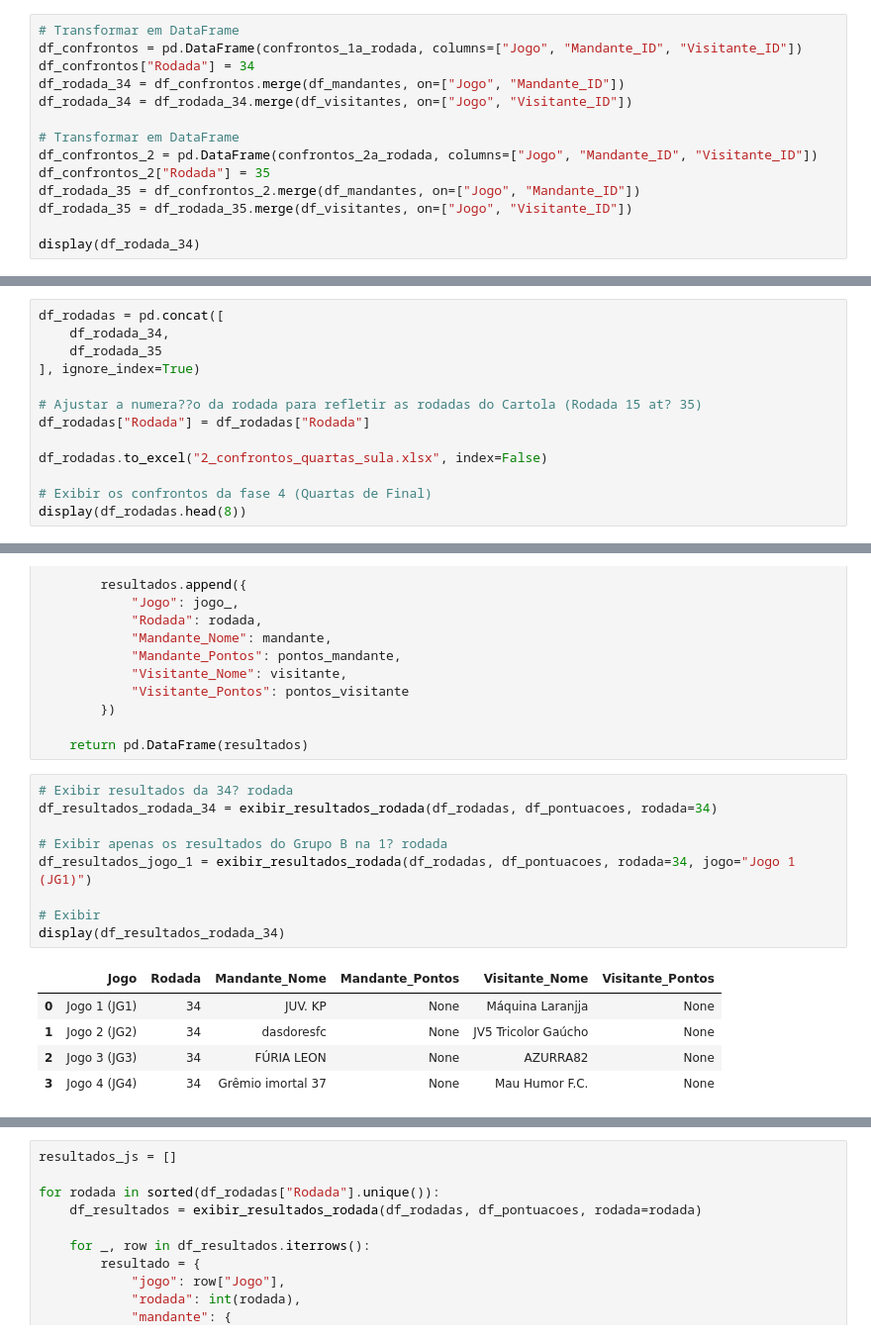
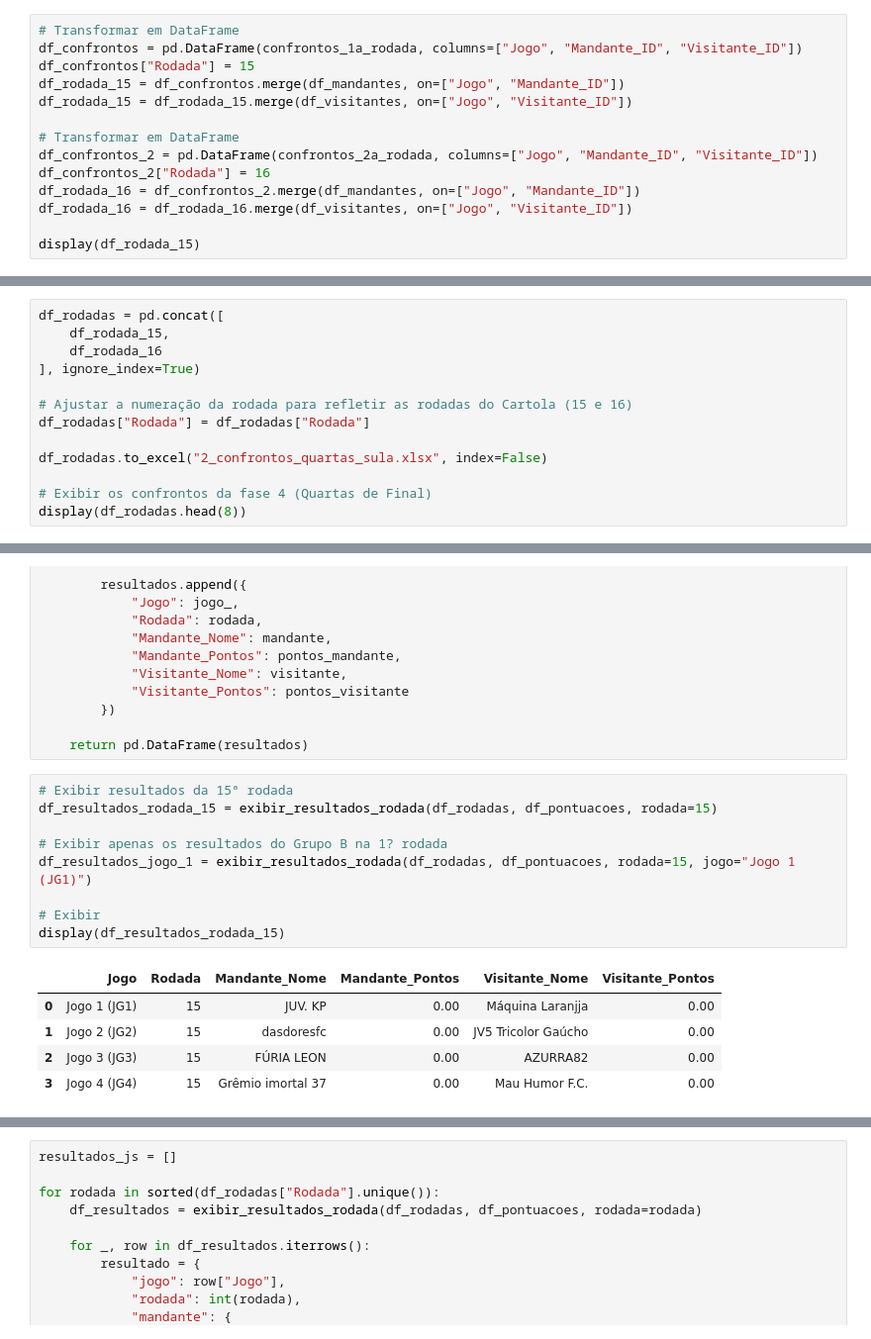
Before and after one commit to FernandoBC23/cartola_2026, a Jupyter notebook: sulamericana/datasets_sula/2_busca_dados_sula_quartas.ipynb, the cells around one changed output, grey strips where cells are left out. Shown at 99% size. Cells and saved outputs as stored; diff of their text form.

```diff
--- a/sulamericana/datasets_sula/2_busca_dados_sula_quartas.ipynb
+++ b/sulamericana/datasets_sula/2_busca_dados_sula_quartas.ipynb
@@ -184,16 +184,16 @@ display(df_confrontos)
 # %%
 # Transformar em DataFrame
 df_confrontos = pd.DataFrame(confrontos_1a_rodada, columns=["Jogo", "Mandante_ID", "Visitante_ID"])
-df_confrontos["Rodada"] = 34
-df_rodada_34 = df_confrontos.merge(df_mandantes, on=["Jogo", "Mandante_ID"])
-df_rodada_34 = df_rodada_34.merge(df_visitantes, on=["Jogo", "Visitante_ID"])
+df_confrontos["Rodada"] = 15
+df_rodada_15 = df_confrontos.merge(df_mandantes, on=["Jogo", "Mandante_ID"])
+df_rodada_15 = df_rodada_15.merge(df_visitantes, on=["Jogo", "Visitante_ID"])
 
 # Transformar em DataFrame
 df_confrontos_2 = pd.DataFrame(confrontos_2a_rodada, columns=["Jogo", "Mandante_ID", "Visitante_ID"])
-df_confrontos_2["Rodada"] = 35
-df_rodada_35 = df_confrontos_2.merge(df_mandantes, on=["Jogo", "Mandante_ID"])
-df_rodada_35 = df_rodada_35.merge(df_visitantes, on=["Jogo", "Visitante_ID"])
+df_confrontos_2["Rodada"] = 16
+df_rodada_16 = df_confrontos_2.merge(df_mandantes, on=["Jogo", "Mandante_ID"])
+df_rodada_16 = df_rodada_16.merge(df_visitantes, on=["Jogo", "Visitante_ID"])
 
-display(df_rodada_34)
+display(df_rodada_15)
 # %% [output]
 |  | Jogo | Mandante_ID | Visitante_ID | Rodada | Mandante_Nome | Mandante_ID_Time | Visitante_Nome | ... |
@@ -204,10 +204,10 @@ display(df_rodada_34)
 # %%
 df_rodadas = pd.concat([
-    df_rodada_34,
-    df_rodada_35
+    df_rodada_15,
+    df_rodada_16
 ], ignore_index=True)
 
-# Ajustar a numera??o da rodada para refletir as rodadas do Cartola (Rodada 15 at? 35)
+# Ajustar a numeração da rodada para refletir as rodadas do Cartola (15 e 16)
 df_rodadas["Rodada"] = df_rodadas["Rodada"]
 
 df_rodadas.to_excel("2_confrontos_quartas_sula.xlsx", index=False)
@@ -834,20 +833,20 @@ def exibir_resultados_rodada(df_rodadas, df_pontuacoes, rodada, jogo=None):
 
     return pd.DataFrame(resultados)
 # %%
-# Exibir resultados da 34? rodada
-df_resultados_rodada_34 = exibir_resultados_rodada(df_rodadas, df_pontuacoes, rodada=34)
+# Exibir resultados da 15ª rodada
+df_resultados_rodada_15 = exibir_resultados_rodada(df_rodadas, df_pontuacoes, rodada=15)
 
 # Exibir apenas os resultados do Grupo B na 1? rodada
-df_resultados_jogo_1 = exibir_resultados_rodada(df_rodadas, df_pontuacoes, rodada=34, jogo="Jogo 1 (JG1)")
+df_resultados_jogo_1 = exibir_resultados_rodada(df_rodadas, df_pontuacoes, rodada=15, jogo="Jogo 1 (JG1)")
 
 # Exibir
-display(df_resultados_rodada_34)
+display(df_resultados_rodada_15)
 # %% [output]
 |  | Jogo | Rodada | Mandante_Nome | Mandante_Pontos | Visitante_Nome | Visitante_Pontos |
-| 0 | Jogo 1 (JG1) | 34 | JUV. KP | None | Máquina Laranjja | None |
-| 1 | Jogo 2 (JG2) | 34 | dasdoresfc | None | JV5 Tricolor Gaúcho | None |
-| 2 | Jogo 3 (JG3) | 34 | FÚRIA LEON | None | AZURRA82 | None |
-| 3 | Jogo 4 (JG4) | 34 | Grêmio imortal 37 | None | Mau Humor F.C. | None |
+| 0 | Jogo 1 (JG1) | 15 | JUV. KP | 0.00 | Máquina Laranjja | 0.00 |
+| 1 | Jogo 2 (JG2) | 15 | dasdoresfc | 0.00 | JV5 Tricolor Gaúcho | 0.00 |
+| 2 | Jogo 3 (JG3) | 15 | FÚRIA LEON | 0.00 | AZURRA82 | 0.00 |
+| 3 | Jogo 4 (JG4) | 15 | Grêmio imortal 37 | 0.00 | Mau Humor F.C. | 0.00 |
 # %%
 # Criar arquivo com uma aba para cada rodada contendo os resultados detalhados
 from pathlib import Path
```
Also changed, not shown: parts of 10 cells of this notebook, 11 other files.
